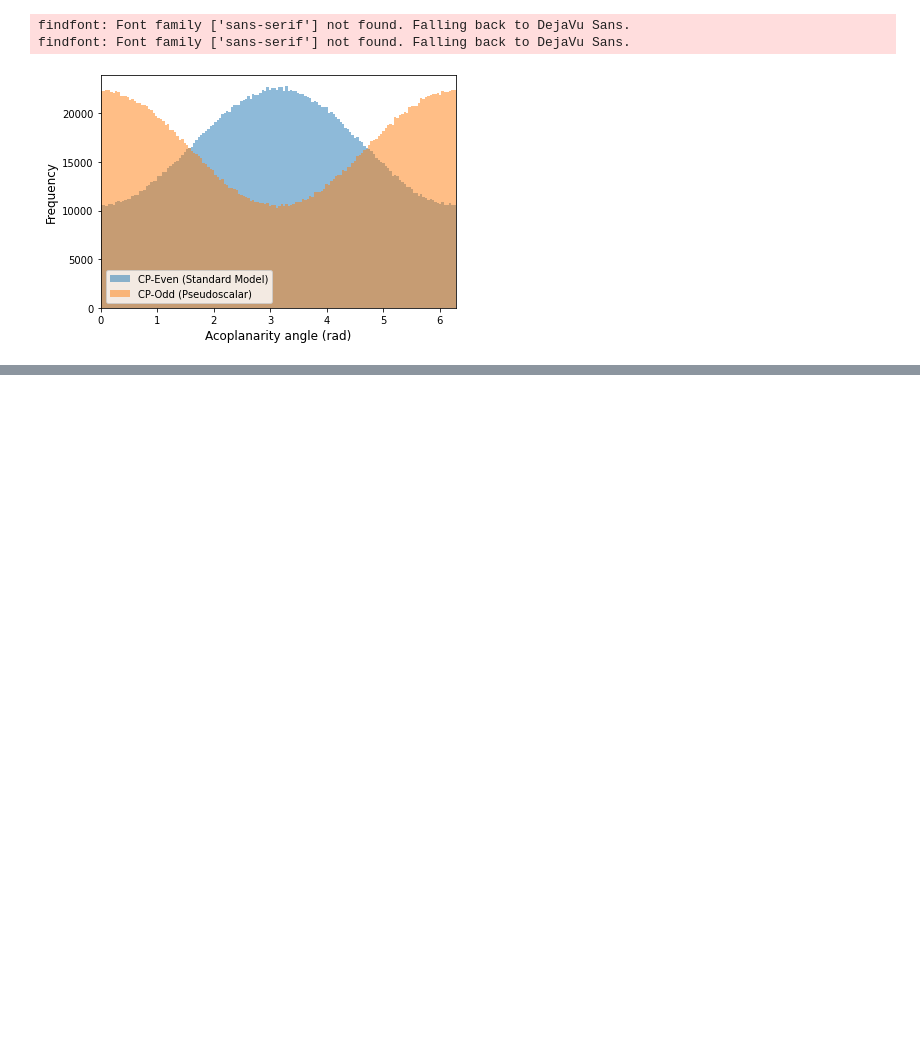
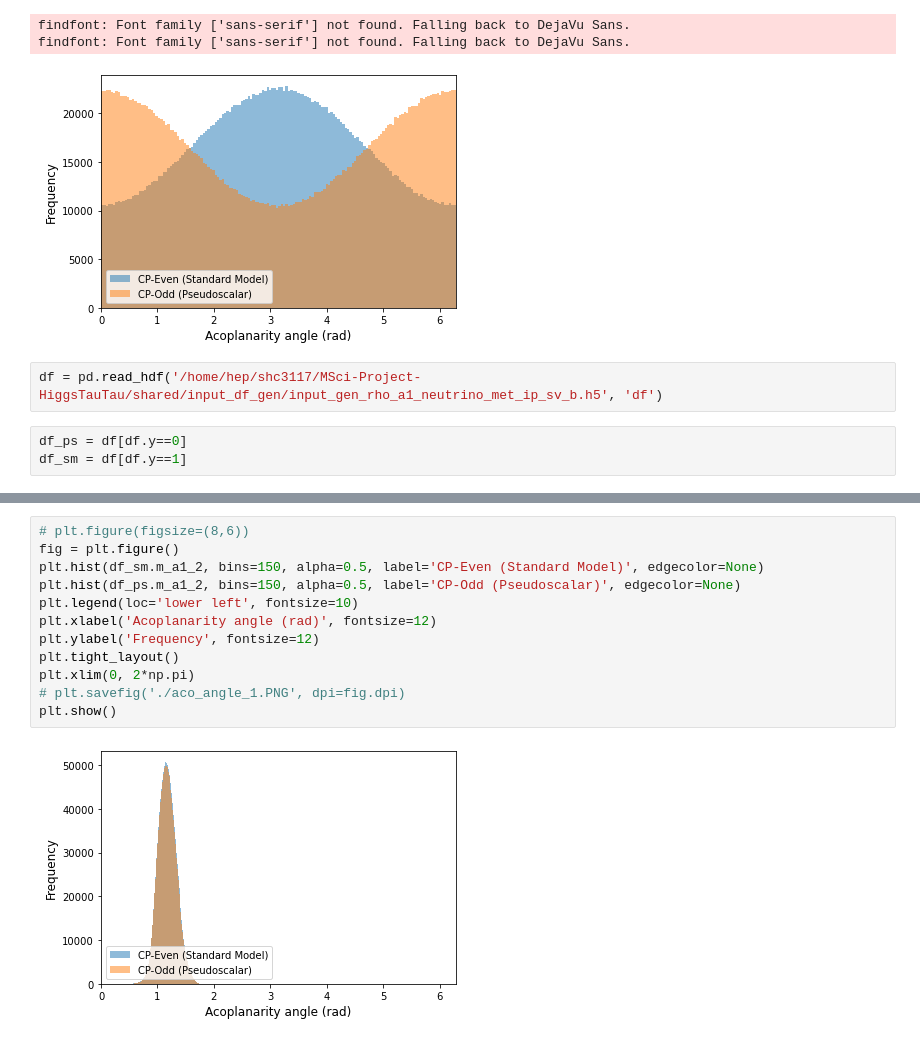
Before and after one commit to stanleyycheung/MSci-Project-HiggsTauTau, a Jupyter notebook: stanley/figures/aco_angle_graph.ipynb, the cells around one changed output, grey strips where cells are left out. Drawn from its saved outputs; the diff is of its cells as text; blank space fills up the shorter version.

```diff
--- a/stanley/figures/aco_angle_graph.ipynb
+++ b/stanley/figures/aco_angle_graph.ipynb
@@ -59,3 +59,8 @@ plt.show()
 findfont: Font family ['sans-serif'] not found. Falling back to DejaVu Sans.
 findfont: Font family ['sans-serif'] not found. Falling back to DejaVu Sans.
 [figure]
+# %%
+df = pd.read_hdf('/home/hep/shc3117/MSci-Project-HiggsTauTau/shared/input_df_gen/input_gen_rho_a1_neutrino_met_ip_sv_b.h5', 'df')
+# %%
+df_ps = df[df.y==0]
+df_sm = df[df.y==1]
@@ -61,0 +87,14 @@ findfont: Font family ['sans-serif'] not found. Falling back to DejaVu Sans.
+# %%
+# plt.figure(figsize=(8,6))
+fig = plt.figure()
+plt.hist(df_sm.m_a1_2, bins=150, alpha=0.5, label='CP-Even (Standard Model)', edgecolor=None)
+plt.hist(df_ps.m_a1_2, bins=150, alpha=0.5, label='CP-Odd (Pseudoscalar)', edgecolor=None)
+plt.legend(loc='lower left', fontsize=10)
+plt.xlabel('Acoplanarity angle (rad)', fontsize=12)
+plt.ylabel('Frequency', fontsize=12)
+plt.tight_layout()
+plt.xlim(0, 2*np.pi)
+# plt.savefig('./aco_angle_1.PNG', dpi=fig.dpi)
+plt.show()
+# %% [output]
+[figure, added]
```
Also changed, not shown: parts of 1 cell of this notebook, 1 other file.
